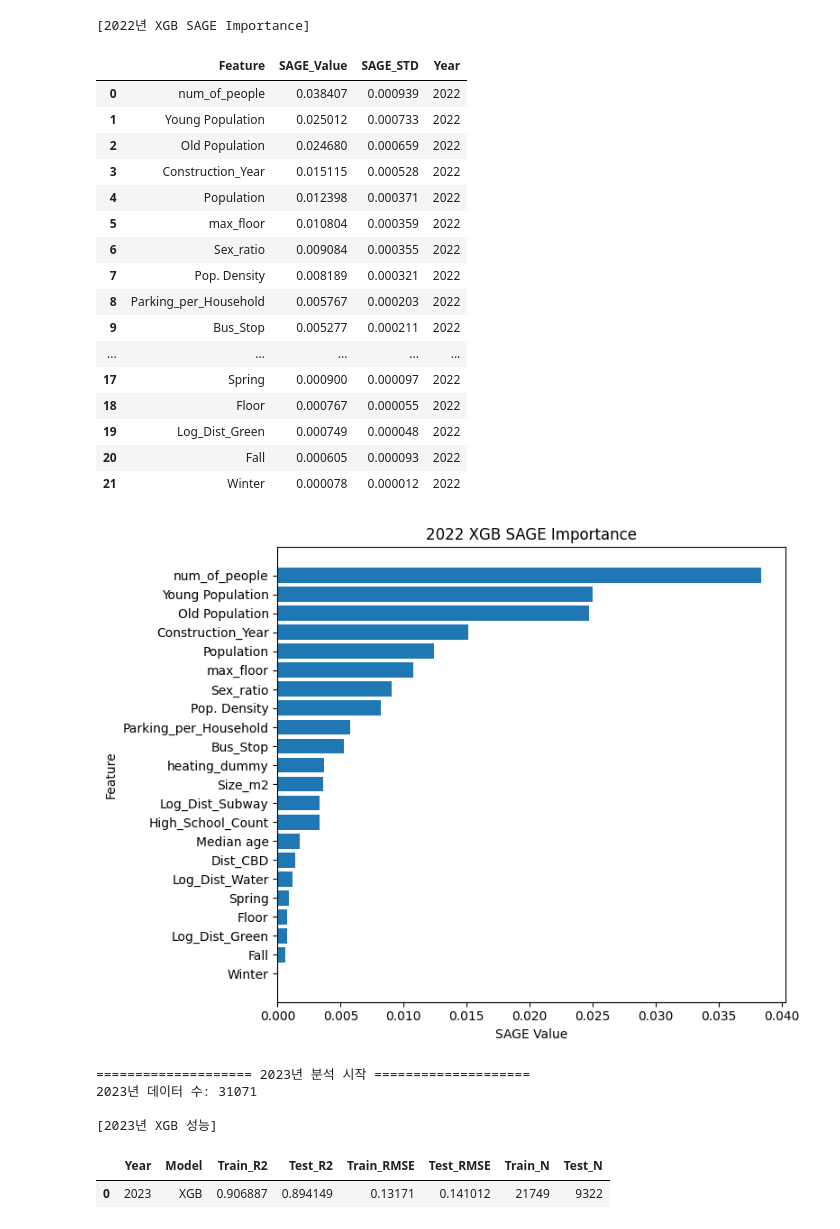
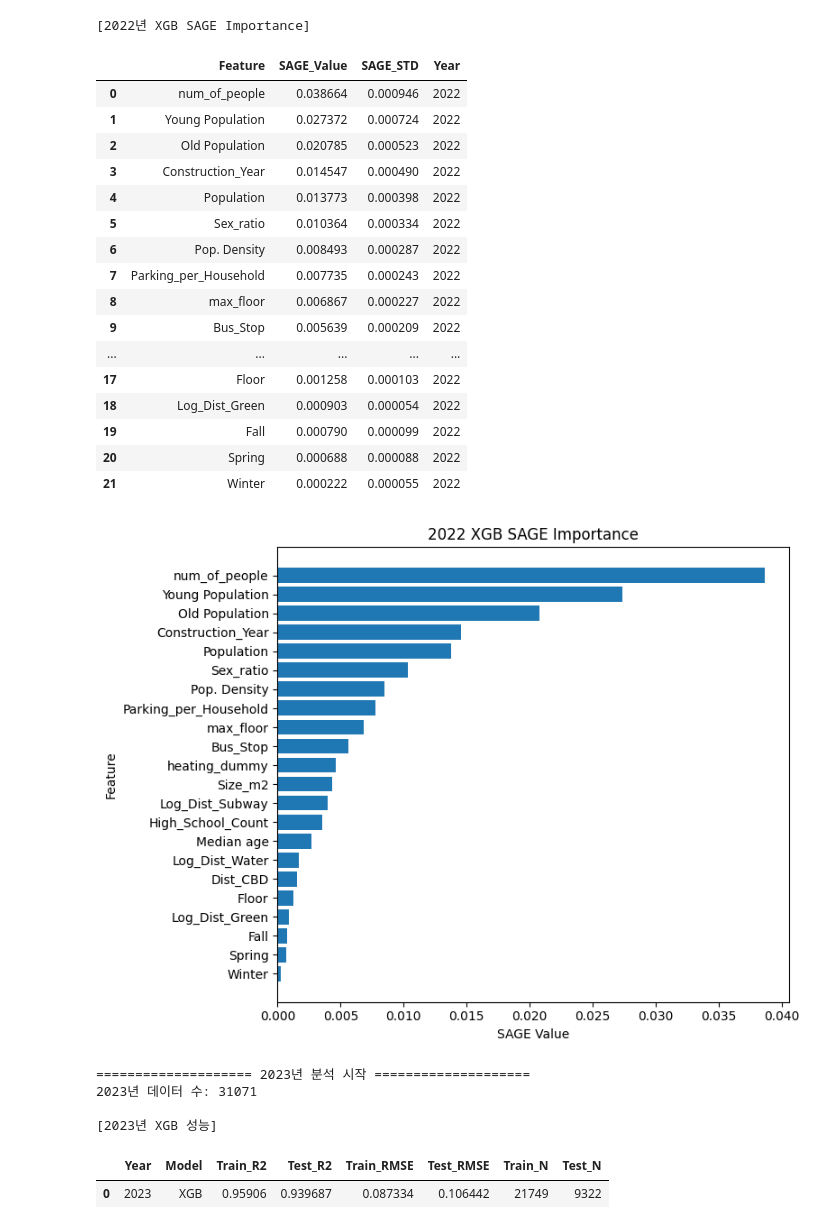
Before and after one commit to Le2se0hy/XAI_An, a Jupyter notebook: XGB_SAGE.ipynb, the cells around one changed output. Saved outputs shown, nothing was run; the diff lists cells and outputs as text; code cells hidden in the pictures.

```diff
--- a/XGB_SAGE.ipynb
+++ b/XGB_SAGE.ipynb
@@ -28,7 +28,7 @@ drive.mount('/content/drive', force_remount=True)
 # ============================================================
 # 3. 데이터 불러오기
 # ============================================================
-file_path = '/content/drive/MyDrive/!Seoul_Aprtment_FINAL.xlsx'
+file_path = '/content/drive/MyDrive/Seoul_Aprtment_FINAL.xlsx'
 df_raw = pd.read_excel(file_path)
 
 print("원본 데이터 shape:", df_raw.shape)
@@ -134,7 +134,7 @@ print(df_model["Year_Sold"].value_counts().sort_index())
 # ============================================================
 # 6~12. 연도별 XGB + SAGE
 # ============================================================
-years = [2022, 2023, 2024]
+years = [2022, 2023]
 
 all_perf = []
 all_sage = []
@@ -164,7 +164,7 @@ with pd.ExcelWriter(output_path, engine='openpyxl') as writer:
 
         # XGB 학습
         xgb = XGBRegressor(
-            n_estimators=100,
+            n_estimators=300,
             max_depth=6,
             learning_rate=0.05,
             subsample=0.8,
@@ -210,7 +210,7 @@ with pd.ExcelWriter(output_path, engine='openpyxl') as writer:
 
         # SAGE용 imputer / estimator
         imputer = sage.MarginalImputer(xgb, X_background.values)
-        estimator = sage.PermutationEstimator(imputer, loss='mse')
+        estimator = sage.PermutationEstimator(imputer, loss='mse', random_state=42)
 
         # 계산량이 너무 많을 수 있으므로 필요시 샘플링
         # 전체 테스트셋 다 쓰고 싶으면 아래 두 줄은 그대로 둬도 됨
@@ -296,27 +296,27 @@ Name: count, dtype: int64
 2022년 SAGE 데이터 크기: (3174, 22)
 [2022년 XGB SAGE Importance]
 |  | Feature | SAGE_Value | SAGE_STD | Year |
-| 0 | num_of_people | 0.038407 | 0.000939 | 2022 |
-| 1 | Young Population | 0.025012 | 0.000733 | 2022 |
-| 2 | Old Population | 0.024680 | 0.000659 | 2022 |
-| 3 | Construction_Year | 0.015115 | 0.000528 | 2022 |
-| 4 | Population | 0.012398 | 0.000371 | 2022 |
-| 5 | max_floor | 0.010804 | 0.000359 | 2022 |
-| 6 | Sex_ratio | 0.009084 | 0.000355 | 2022 |
-| 7 | Pop. Density | 0.008189 | 0.000321 | 2022 |
-| 8 | Parking_per_Household | 0.005767 | 0.000203 | 2022 |
-| 9 | Bus_Stop | 0.005277 | 0.000211 | 2022 |
+| 0 | num_of_people | 0.038664 | 0.000946 | 2022 |
+| 1 | Young Population | 0.027372 | 0.000724 | 2022 |
+| 2 | Old Population | 0.020785 | 0.000523 | 2022 |
+| 3 | Construction_Year | 0.014547 | 0.000490 | 2022 |
+| 4 | Population | 0.013773 | 0.000398 | 2022 |
+| 5 | Sex_ratio | 0.010364 | 0.000334 | 2022 |
+| 6 | Pop. Density | 0.008493 | 0.000287 | 2022 |
+| 7 | Parking_per_Household | 0.007735 | 0.000243 | 2022 |
+| 8 | max_floor | 0.006867 | 0.000227 | 2022 |
+| 9 | Bus_Stop | 0.005639 | 0.000209 | 2022 |
 | ... | ... | ... | ... | ... |
-| 17 | Spring | 0.000900 | 0.000097 | 2022 |
-| 18 | Floor | 0.000767 | 0.000055 | 2022 |
-| 19 | Log_Dist_Green | 0.000749 | 0.000048 | 2022 |
-| 20 | Fall | 0.000605 | 0.000093 | 2022 |
-| 21 | Winter | 0.000078 | 0.000012 | 2022 |
+| 17 | Floor | 0.001258 | 0.000103 | 2022 |
+| 18 | Log_Dist_Green | 0.000903 | 0.000054 | 2022 |
+| 19 | Fall | 0.000790 | 0.000099 | 2022 |
+| 20 | Spring | 0.000688 | 0.000088 | 2022 |
+| 21 | Winter | 0.000222 | 0.000055 | 2022 |
-[figure, old version]
+[figure, new version]
 ==================== 2023년 분석 시작 ====================
 2023년 데이터 수: 31071
 
 [2023년 XGB 성능]
 |  | Year | Model | Train_R2 | Test_R2 | Train_RMSE | Test_RMSE | Train_N | Test_N |
-| 0 | 2023 | XGB | 0.906887 | 0.894149 | 0.13171 | 0.141012 | 21749 | 9322 |
+| 0 | 2023 | XGB | 0.95906 | 0.939687 | 0.087334 | 0.106442 | 21749 | 9322 |
 2023년 SAGE 데이터 크기: (9322, 22)
```
Also changed, not shown: parts of 1 cell of this notebook.
